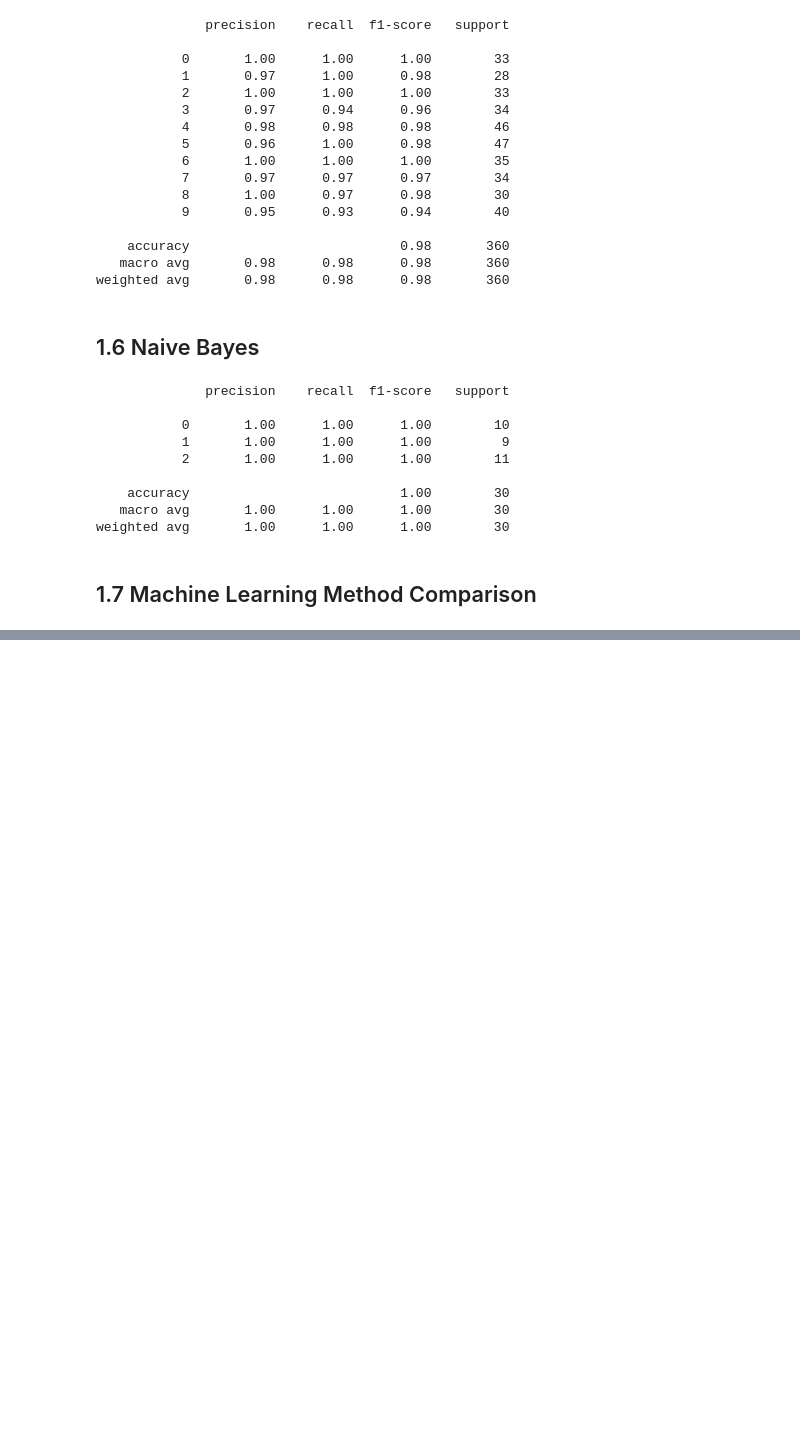
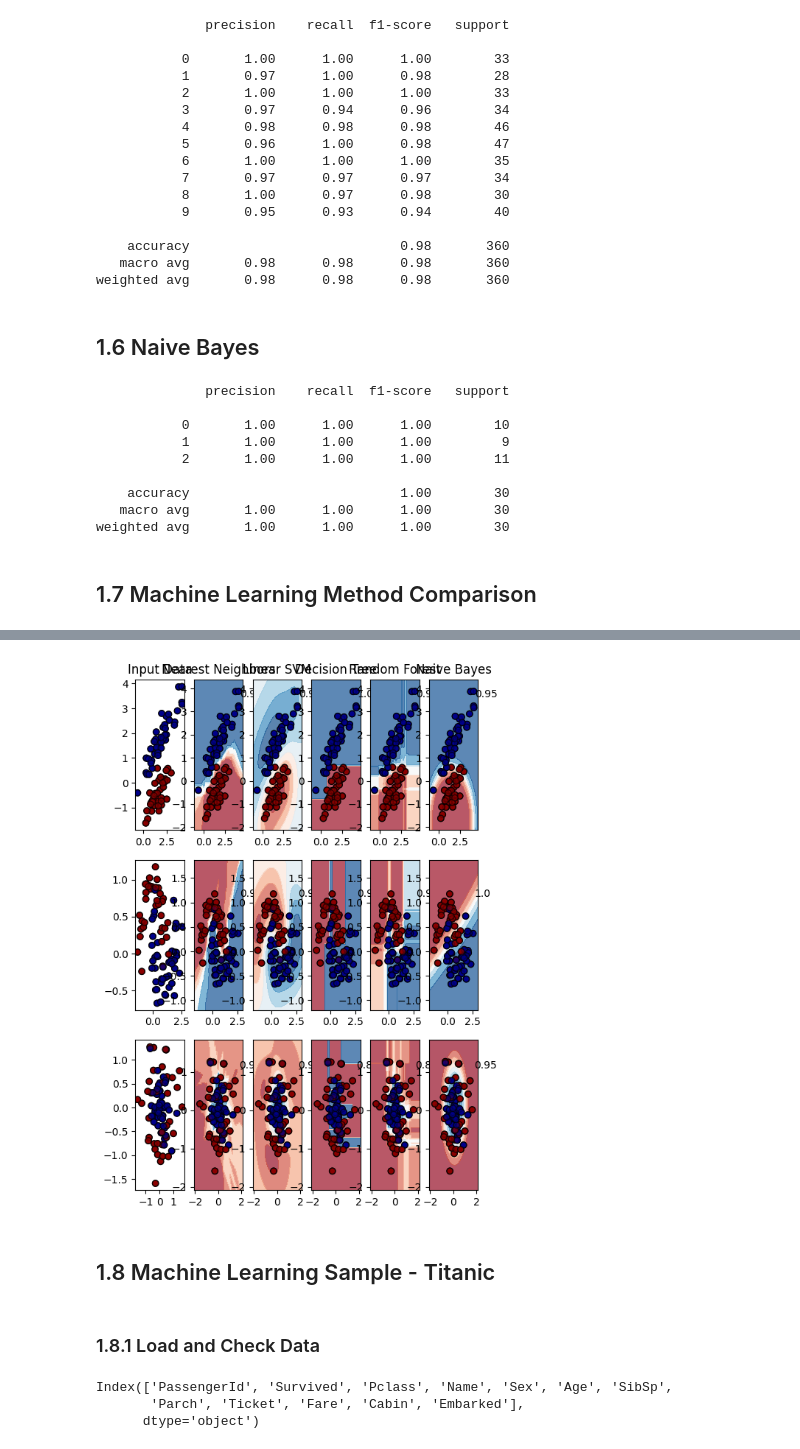
Before and after one commit to orhanaydinn/machineLearning, a Jupyter notebook: machineLearning_Techniques.ipynb, the cells around one changed output, grey strips where cells are left out. Drawn from its saved outputs; the diff is of its cells as text; code cells hidden in the pictures; blank space fills up the shorter version.

Commit message:
feat: sample_Titanic

```diff
--- a/machineLearning_Techniques.ipynb
+++ b/machineLearning_Techniques.ipynb
@@ -633,0 +634,61 @@ plt.show()
+# %%
+from sklearn.neighbors import KNeighborsClassifier
+from sklearn.svm import SVC
+from sklearn.tree import DecisionTreeClassifier
+from sklearn.ensemble import RandomForestClassifier
+from sklearn.naive_bayes import GaussianNB
+from sklearn.model_selection import train_test_split
+from sklearn.metrics import accuracy_score
+from matplotlib.colors import ListedColormap
+from sklearn.preprocessing import StandardScaler
+from sklearn.pipeline import make_pipeline
+from sklearn.inspection import DecisionBoundaryDisplay
+
+
+names = ["Nearest Neighbors", "Linear SVM", "Decision Tree", "Random Forest", "Naive Bayes"]
+
+classifiers = [KNeighborsClassifier(),
+               SVC(),
+               DecisionTreeClassifier(),
+               RandomForestClassifier(),
+               GaussianNB()]
+
+fig = plt.figure(figsize = (6,9))
+i =1
+for ds_cnt, ds in enumerate(datasets):
+  X,y = ds
+  X_train, X_test, y_train, y_test = train_test_split(X, y, test_size=0.2, random_state=42)
+  cm_bright = ListedColormap(["darkred", "darkblue"])
+  ax = plt.subplot(len(datasets), len(classifiers) + 1, i)
+  if ds_cnt == 0:
+    ax.set_title("Input Data")
+
+  ax.scatter(X_train[:,0], X_train[:,1], c = y_train, cmap = cm_bright, edgecolors = "black")
+
+  ax.scatter(X_train[:,0], X_train[:,1], c = y_train, cmap = cm_bright, edgecolors = "black", alpha = 0.6)
+  i += 1
+
+  for name, clf in zip(names, classifiers):
+    ax = plt.subplot(len(datasets), len(classifiers) + 1, i)
+
+    clf = make_pipeline(StandardScaler(), clf)
+    clf.fit(X_train, y_train)
+    score = clf.score(X_test, y_test)
+    DecisionBoundaryDisplay.from_estimator(clf, X, cmap = plt.cm.RdBu, alpha = 0.7, ax = ax, eps = 0.5)
+    #Plot Training Data
+    ax.scatter(X_train[:,0], X_train[:,1], c = y_train, cmap = cm_bright, edgecolors = "black")
+    #Plot Test Data
+    ax.scatter(X_train[:,0], X_train[:,1], c = y_train, cmap = cm_bright, edgecolors = "black", alpha = 0.6)
+
+    if ds_cnt == 0:
+      ax.set_title(name)
+    ax.text(
+        X[:,0].max() + 0.15,
+        X[:,1].max() - 0.25,
+        str(score))
+
+    i += 1
+# %% [output]
+[figure, added]
+# %% [markdown]
+## 1.8  Machine Learning Sample - Titanic
@@ -633,0 +712,2 @@ plt.show()
+# %% [markdown]
+### 1.8.1 Load and Check Data
@@ -633,0 +716,6 @@ plt.show()
+# %%
+train_df.columns
+# %% [output]
+Index(['PassengerId', 'Survived', 'Pclass', 'Name', 'Sex', 'Age', 'SibSp',
+       'Parch', 'Ticket', 'Fare', 'Cabin', 'Embarked'],
+      dtype='object')
```
Also changed, not shown: parts of 115 cells of this notebook.
